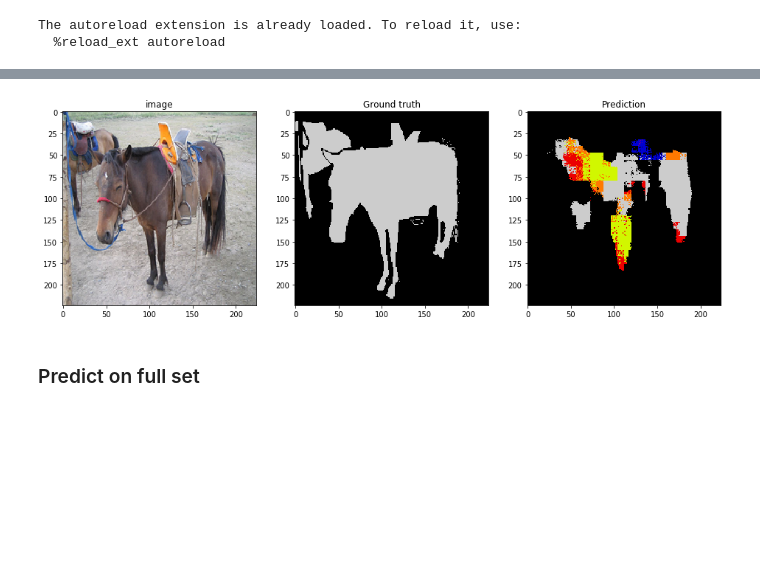
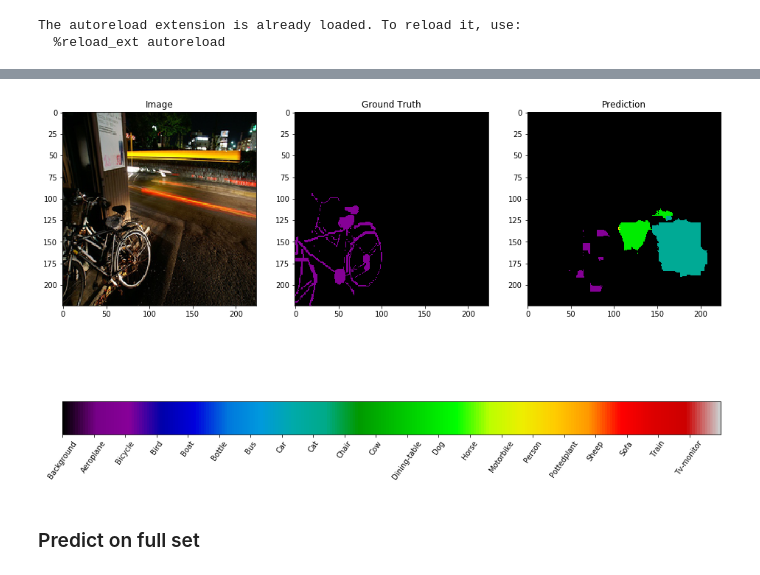
Before and after one commit to giovanniguidi/FCN-keras, a Jupyter notebook: notebooks/inference.ipynb, the cells around one changed output, grey strips where cells are left out. Saved outputs shown, nothing was run; the diff lists cells and outputs as text; code cells hidden in the pictures; blank space fills up the shorter version.

```diff
--- a/notebooks/inference.ipynb
+++ b/notebooks/inference.ipynb
@@ -45,11 +45,12 @@ config['predict']['weights_file'] = '../' + config['predict']['weights_file']
 
 y_size = config['image']['image_size']['y_size']
 x_size = config['image']['image_size']['x_size']
+num_classes = config['network']['num_classes']
 # %%
 with open(config['labels_file']) as f:
     dataset = json.load(f)
 # %%
-dataset_test = dataset['train']
+dataset_test = dataset['test']
 # %%
 len(dataset_test)
 # %% [output]
@@ -73,18 +75,21 @@ prediction = predictor.predict(np.expand_dims(image, axis=0))[0]
-# %%
-fig = plt.figure(figsize=(16, 16))
-pred_classes = np.argmax(prediction, axis=2)
-plt.subplot(1, 3, 1)
-plt.title('image')
-plt.imshow(image_orig)
-
-plt.subplot(1, 3, 2)
-plt.title('Ground truth')
-plt.imshow(annotation, cmap=plt.get_cmap('nipy_spectral', 59))
-
-plt.subplot(1, 3, 3)
-plt.title('Prediction')
-plt.imshow(pred_classes, cmap=plt.get_cmap('nipy_spectral', 59))
-
-plt.show()
-# %% [output]
-[figure, removed]
+# %%
+fig, axs = plt.subplots(1, 3, figsize=(16, 16))
+
+images = []
+
+axs[0].set_title("Image")
+axs[1].set_title("Ground Truth")
+axs[2].set_title("Prediction")
+
+images.append(axs[0].imshow(image_orig))
+images.append(axs[1].imshow(annotation, cmap=plt.get_cmap('nipy_spectral'), vmin=0, vmax=num_classes))
+images.append(axs[2].imshow(pred_classes, cmap=plt.get_cmap('nipy_spectral'), vmin=0, vmax=num_classes))
+
+cbar = fig.colorbar(images[2], ax=axs, orientation='horizontal', ticks=[x for x in range(num_classes)], fraction=.1)
+cbar.ax.set_xticklabels([value for (key, value) in dataset['labels'].items()], rotation=55)
+
+plt.show()
+
+#print(dataset['labels'])
+# %% [output]
+[figure, added]
```
Also changed, not shown: parts of 6 cells of this notebook, 20 other files.
